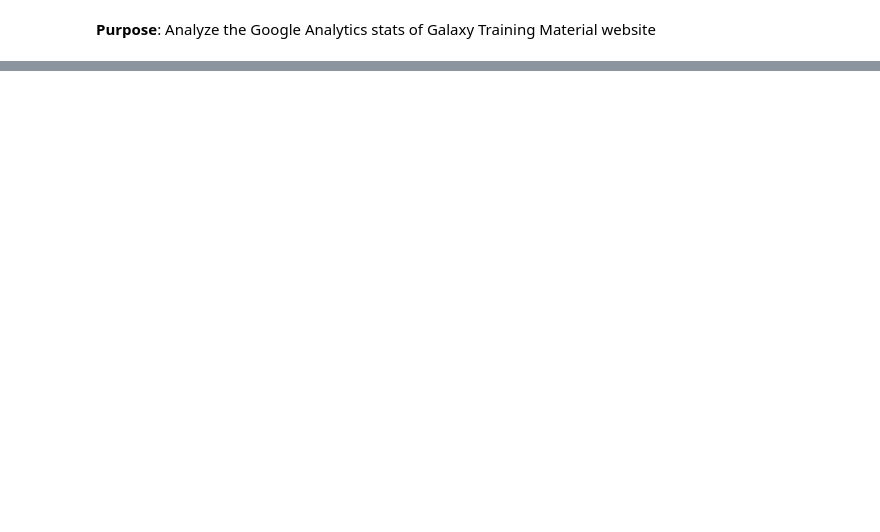
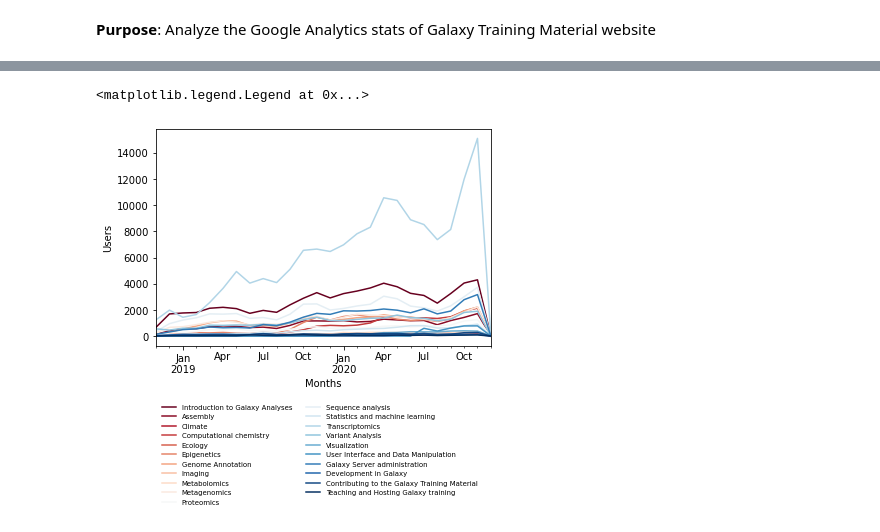
Before and after one commit to galaxyproject/GTN-community-paper-2020, a Jupyter notebook: src/analyze_google_analytics.ipynb, the cells around one changed output, grey strips where cells are left out. Drawn from its saved outputs; the diff is of its cells as text; code cells hidden in the pictures; blank space fills up the shorter version.

```diff
--- a/src/analyze_google_analytics.ipynb
+++ b/src/analyze_google_analytics.ipynb
@@ -116,0 +82,31 @@ df[['Tutorial', 'Topic', 'Pageviews / month']].head(10)
+# %%
+topic_users = (pd.DataFrame({'Month Index': range(month_nb)}, index=month_idx)
+    .reset_index()
+    .merge(get_user_stat('../data/topics_analytics/introduction.csv', 'Introduction to Galaxy Analyses'), how='outer')
+    .merge(get_user_stat('../data/topics_analytics/assembly.csv', 'Assembly'), how='outer')
+    .merge(get_user_stat('../data/topics_analytics/climate.csv', 'Climate'), how='outer')
+    .merge(get_user_stat('../data/topics_analytics/computational-chemistry.csv', 'Computational chemistry'), how='outer')
+    .merge(get_user_stat('../data/topics_analytics/ecology.csv', 'Ecology'), how='outer')
+    .merge(get_user_stat('../data/topics_analytics/epigenetics.csv', 'Epigenetics'), how='outer')
+    .merge(get_user_stat('../data/topics_analytics/genome-annotation.csv', 'Genome Annotation'), how='outer')
+    .merge(get_user_stat('../data/topics_analytics/imaging.csv', 'Imaging'), how='outer')
+    .merge(get_user_stat('../data/topics_analytics/metabolomics.csv', 'Metabolomics'), how='outer')
+    .merge(get_user_stat('../data/topics_analytics/metagenomics.csv', 'Metagenomics'), how='outer')
+    .merge(get_user_stat('../data/topics_analytics/proteomics.csv', 'Proteomics'), how='outer')
+    .merge(get_user_stat('../data/topics_analytics/sequence-analysis.csv', 'Sequence analysis'), how='outer')
+    .merge(get_user_stat('../data/topics_analytics/statistics.csv', 'Statistics and machine learning'), how='outer')
+    .merge(get_user_stat('../data/topics_analytics/transcriptomics.csv', 'Transcriptomics'), how='outer')
+    .merge(get_user_stat('../data/topics_analytics/variant-analysis.csv', 'Variant Analysis'), how='outer')
+    .merge(get_user_stat('../data/topics_analytics/visualisation.csv', 'Visualization'), how='outer')
+
+    .merge(get_user_stat('../data/topics_analytics/galaxy-interface.csv', 'User Interface and Data Manipulation'), how='outer')
+
+    .merge(get_user_stat('../data/topics_analytics/admin.csv', 'Galaxy Server administration'), how='outer')
+    .merge(get_user_stat('../data/topics_analytics/dev.csv', 'Development in Galaxy'), how='outer')
+
+    .merge(get_user_stat('../data/topics_analytics/contributing.csv', 'Contributing to the Galaxy Training Material'), how='outer')
+    .merge(get_user_stat('../data/topics_analytics/instructors.csv', 'Teaching and Hosting Galaxy training'), how='outer')
+    .fillna(0)
+    .set_index('index')
+    .drop(columns=['Month Index']))
+topic_users.head()
@@ -116,0 +122,14 @@ df[['Tutorial', 'Topic', 'Pageviews / month']].head(10)
+# %%
+fig, ax = plt.subplots()
+topic_users.plot(ax=ax, colormap='RdBu')
+plt.xlabel('Months')
+plt.ylabel('Users')
+ax.legend(
+    loc='center left',
+    bbox_to_anchor=(0, -0.5),
+    frameon=False,
+    ncol=2,
+    fontsize='x-small')
+# %% [output]
+<matplotlib.legend.Legend at 0x...>
+[figure, added]
```
Also changed, not shown: parts of 22 cells of this notebook, 4 other files.
